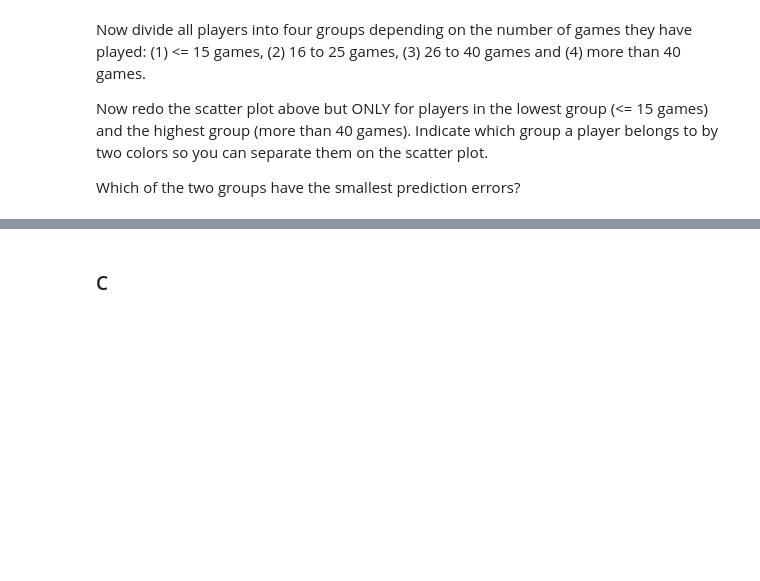
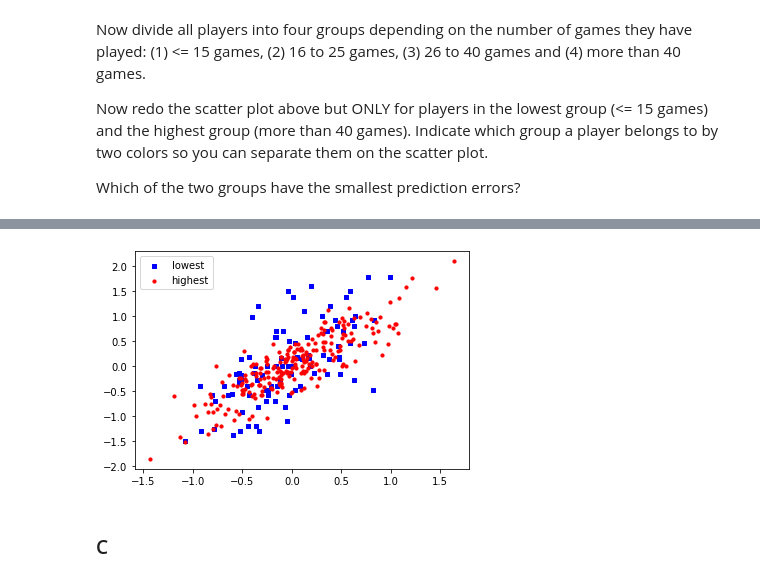
Before and after one commit to finateautomata/BayesianLearning, a Jupyter notebook: Assignment/assignment1/assignment1.ipynb, the cells around one changed output, grey strips where cells are left out. Saved outputs shown, nothing was run; the diff lists cells and outputs as text; code cells hidden in the pictures; blank space fills up the shorter version.

```diff
--- a/Assignment/assignment1/assignment1.ipynb
+++ b/Assignment/assignment1/assignment1.ipynb
@@ -62,0 +138,14 @@ Which of the two groups have the smallest prediction errors?
+# %%
+#Code Here
+
+temp_list = [] # records the number of games played by one person
+for i in range(1, 1501):
+
+    cnt = dat[dat['player'] == i].count()[0]
+    # print(cnt)
+    temp_list.append(cnt)
+
+# res is the dataframe collects all the estimated alpha
+res_Q3B = pd.DataFrame(temp_list, columns=['numOfGames'])
+res_Q3B.index += 1
+res_Q3B
@@ -62,0 +166,19 @@ Which of the two groups have the smallest prediction errors?
+# %%
+lowestGrp = res_Q3B[res_Q3B['numOfGames'] <= 15]
+higestGrp = res_Q3B[res_Q3B['numOfGames'] > 40]
+
+lowestGrpTrueAlpha = true_alpha.iloc[lowestGrp.index - 1]['alpha']
+higestGrpTrueAlpha = true_alpha.iloc[higestGrp.index - 1]['alpha']
+
+lowestGrpEstAlpha = res_Q1.iloc[lowestGrp.index - 1]['estimated alpha']
+higestGrpEstAlpha = res_Q1.iloc[higestGrp.index - 1]['estimated alpha']
+
+
+fig = plt.figure()
+ax1 = fig.add_subplot(111)
+ax1.scatter(lowestGrpTrueAlpha, lowestGrpEstAlpha, s=10, c='b', marker="s", label='lowest')
+ax1.scatter(higestGrpTrueAlpha, higestGrpEstAlpha, s=10, c='r', marker="o", label='highest')
+plt.legend(loc='upper left')
+plt.show()
+# %% [output]
+[figure, added]
```
Also changed, not shown: parts of 24 cells of this notebook, 5 other files.
